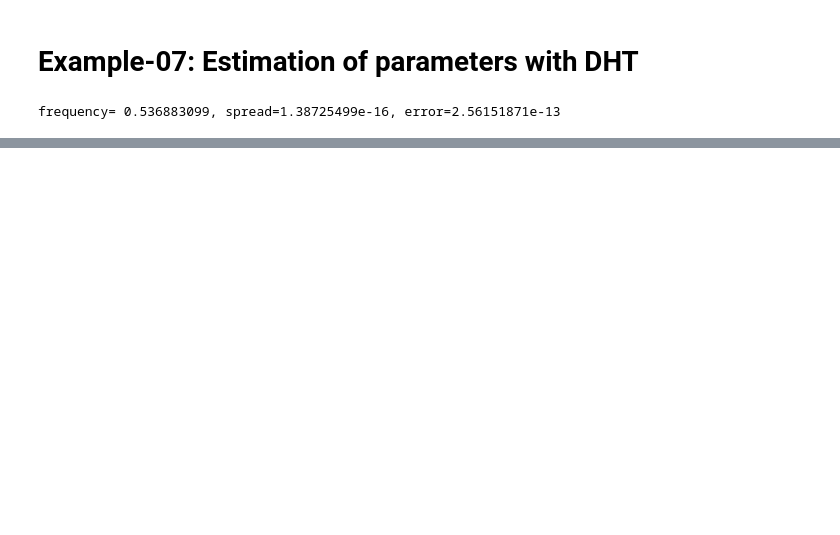
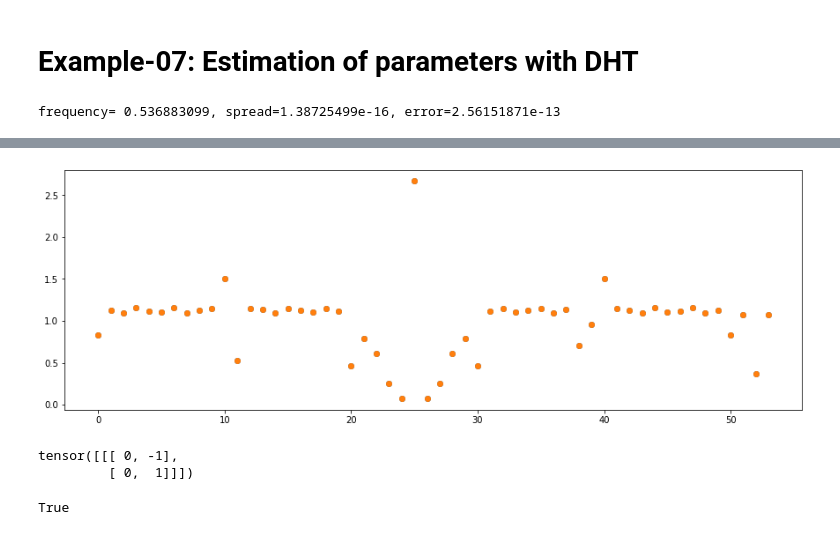
Before and after one commit to i-a-morozov/harmonica, a Jupyter notebook: notebook/nb_decomposition.ipynb, the cells around one changed output, grey strips where cells are left out. Drawn from its saved outputs; the diff is of its cells as text; code cells hidden in the pictures; blank space fills up the shorter version.

```diff
--- a/notebook/nb_decomposition.ipynb
+++ b/notebook/nb_decomposition.ipynb
@@ -1082,0 +1252,26 @@ plt.show()
+# %%
+r1, _ = advance_adjacent(total, model)
+r2, _ = advance_adjacent(2.0*numpy.pi*frequency, phase)
+# %%
+plt.figure(figsize=(15, 5))
+plt.scatter(range(54), r1)
+plt.scatter(range(54), r2)
+plt.show()
+# %% [output]
+[figure, added]
+# %%
+def combo(limit:int):
+    table = [*range(-limit, 1 + limit)]
+    table.remove(0)
+    table = [[0, i] for i in table]
+    out = []
+    for i in range(0, len(table)):
+        for j in range(i + 1, len(table)):
+            out.append([table[i], table[j]])
+    out = sorted(out, key=lambda x: max(map(lambda y: list(map(abs, y)), x)))
+    return torch.tensor(numpy.array(out)) # dtype long, device from self
+
+combo(1)
+# %% [output]
+tensor([[[ 0, -1],
+         [ 0,  1]]])
@@ -1082,0 +1280,26 @@ plt.show()
+# %%
+# Import
+
+import epics
+import numpy
+import pandas
+import torch
+import nufft
+import yaml
+
+import sys
+sys.path.append('..')
+
+from harmonica.util import LIMIT, data_load
+from harmonica.window import Window
+from harmonica.data import Data
+from harmonica.frequency import Frequency
+from harmonica.filter import Filter
+from harmonica.decomposition import Decomposition
+
+import matplotlib.pyplot as plt
+
+torch.set_printoptions(precision=12, sci_mode=True)
+print(torch.cuda.is_available())
+# %% [output]
+True
```
Also changed, not shown: parts of 42 cells of this notebook, 1 other file.
